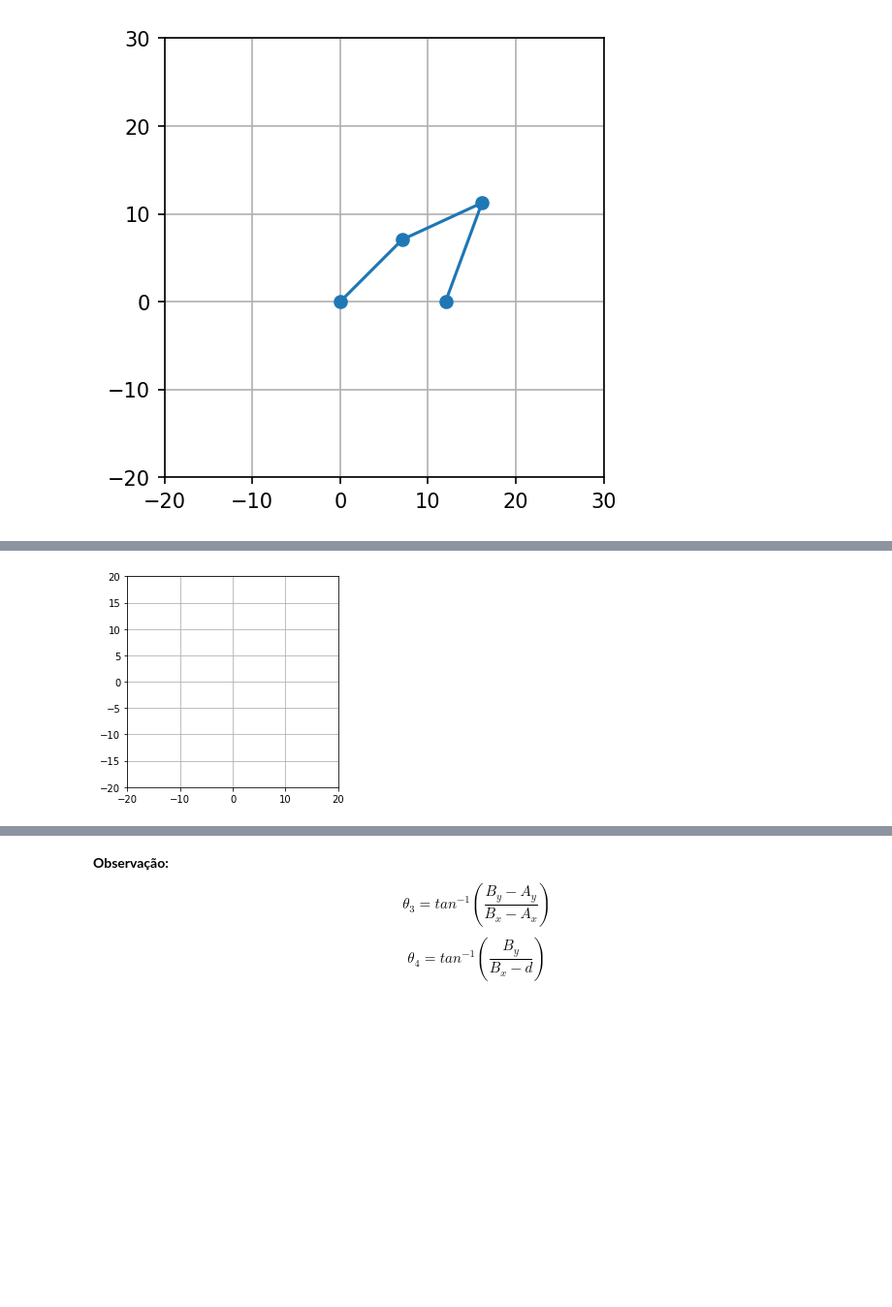
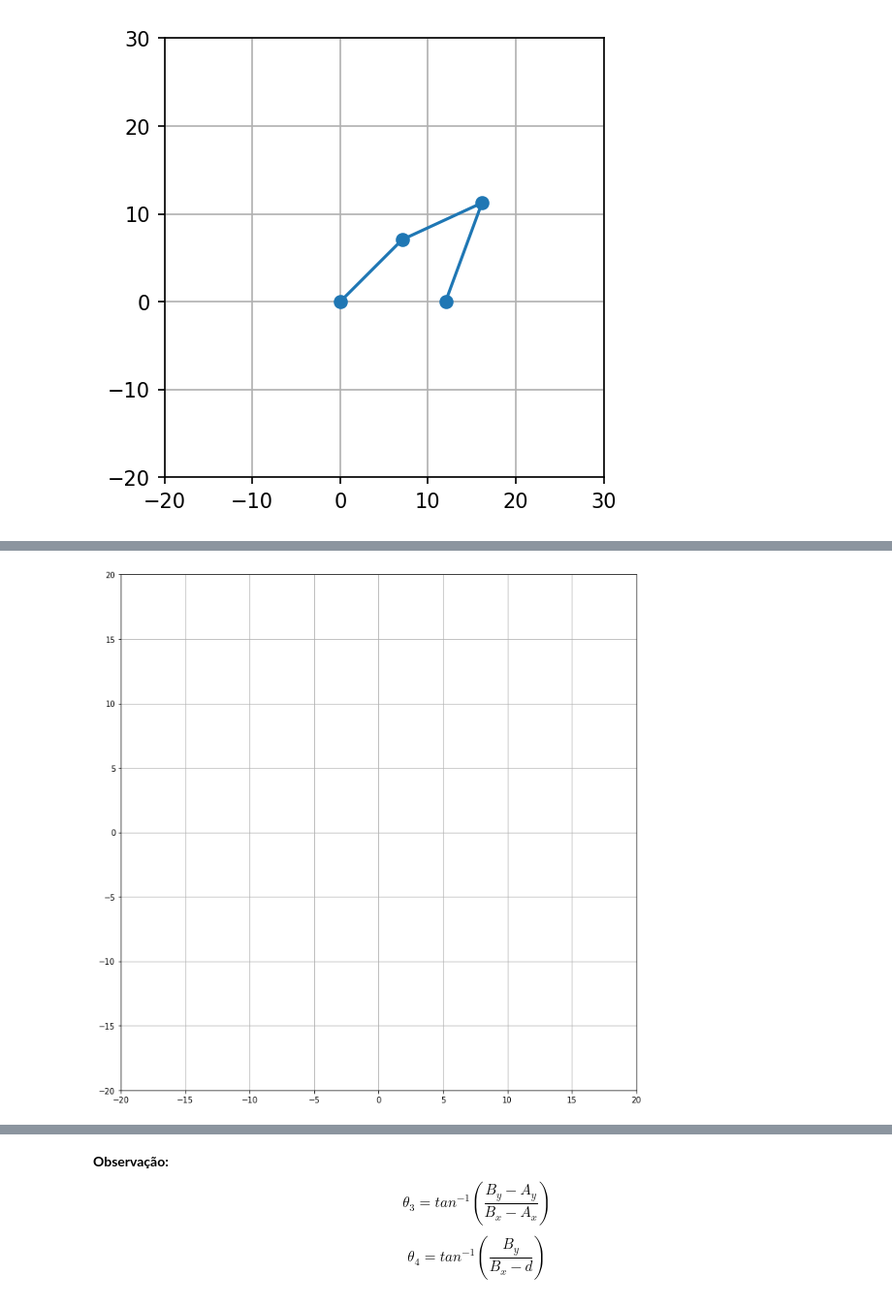
Before and after one commit to Pi-vi/Mecanismos, a Jupyter notebook: Mecs4.ipynb, the cells around one changed output, grey strips where cells are left out. Shown: that part at 97% size. Cells and saved outputs as stored; diff of their text form; code cells hidden in the pictures; blank space fills up the shorter version.

```diff
--- a/Mecs4.ipynb
+++ b/Mecs4.ipynb
@@ -329,15 +247,15 @@ from matplotlib import animation
 from IPython.display import HTML
 # %%
 
-fig, ax = plt.subplots()
+fig, ax = plt.subplots(figsize=(12,12))
 
 ax.set_xlim(( -20, 20))
 ax.set_ylim((-20, 20))
 ax.grid(True)
 plt.gca().set_aspect('equal', adjustable='box')
 line, = ax.plot([], [], 'o-')
 # %% [output]
-[figure, old version]
+[figure, new version]
 # %%
 import numpy as np
 th = np.linspace(0,4*np.pi,720)
```
Also changed, not shown: parts of 28 cells of this notebook, 2 other files.
